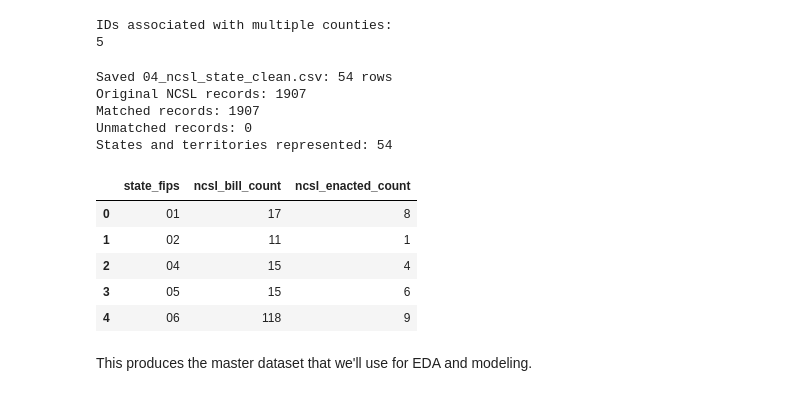
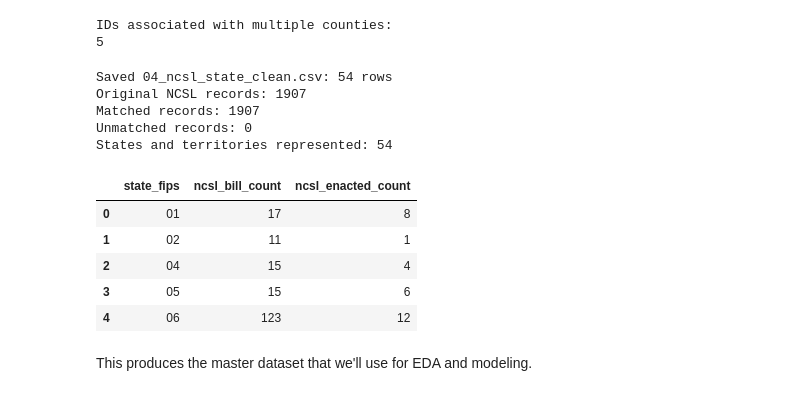
Before and after one commit to KhTJackson/ai-law-datacenter-siting, a Jupyter notebook: scripts/02_dataset_cleaning.ipynb, the cells around one changed output. Saved outputs shown, nothing was run; the diff lists cells and outputs as text; code cells hidden in the pictures.

```diff
--- a/scripts/02_dataset_cleaning.ipynb
+++ b/scripts/02_dataset_cleaning.ipynb
@@ -67,13 +67,13 @@ cerf_path = OUTPUT_DIR / 'stage1_cerf_extraction' / 'cerf_county_tabular.csv'
 
 
 fips_path = find_input(
-    filename='State,_County_and_City_FIPS_Reference_Table_20261005.csv'
+    filename='state_county_and_city_fips_reference_table.csv'
 )
 
-ncsl_path = NCSL_OUTPUT_DIR / 'ncsl_ai_data_final.csv'
+ncsl_path = NCSL_OUTPUT_DIR / 'ncsl_ai_db_final.csv'
 if not ncsl_path.is_file():
     raise FileNotFoundError(f'NCSL file missing: {ncsl_path}')
-im3_dir = find_input(folder='im3_projected_data_centers_v1.1')
+im3_dir = find_input(folder='projected_data_centers')
 atlas_path = find_input(filename='im3_data_center_atlas_v2026.02.09.csv')
 for name, p in {'CERF':cerf_path,'FIPS':fips_path,'NCSL':ncsl_path,'IM3':im3_dir,'Atlas':atlas_path}.items():
     print(name, p, 'EXISTS' if p.exists() else 'MISSING')
@@ -595,13 +595,13 @@ ncsl_clean['is_enacted'] = (
 ).astype(int)
 
 ncsl_clean['bill_key'] = (
-    ncsl_clean['bill_num'].fillna('').astype(str).str.upper().str.strip()
+    ncsl_clean['bill_number'].fillna('').astype(str).str.upper().str.strip()
     + '_'
     + ncsl_clean['session_year'].astype('Int64').astype('string').fillna('')
 )
 
 ncsl_clean = ncsl_clean[
-    ncsl_clean['bill_num'].notna()
+    ncsl_clean['bill_number'].notna()
 ].copy()
 
 # Save records that did not match a state
@@ -616,34 +616,34 @@ unique_bills = (
 )
 
 ncsl_state = (
     unique_bills.groupby('state_fips')
     .agg(
         ncsl_bill_count=('bill_key', 'size'),
         ncsl_enacted_count=('is_enacted', 'sum')
     )
     .reset_index()
 )
 
 save_clean(ncsl_state, '04_ncsl_state_clean.csv')
 
 print("Original NCSL records:", len(ncsl))
 print("Matched records:", ncsl_clean['state_fips'].notna().sum())
 print("Unmatched records:", ncsl_clean['state_fips'].isna().sum())
 print("States and territories represented:", len(ncsl_state))
 
 display(ncsl_state.head())
 # %% [output]
 Saved 04_ncsl_state_clean.csv: 54 rows
 Original NCSL records: 1907
 Matched records: 1907
 Unmatched records: 0
 States and territories represented: 54
 |  | state_fips | ncsl_bill_count | ncsl_enacted_count |
 | 0 | 01 | 17 | 8 |
 | 1 | 02 | 11 | 1 |
 | 2 | 04 | 15 | 4 |
 | 3 | 05 | 15 | 6 |
-| 4 | 06 | 118 | 9 |
+| 4 | 06 | 123 | 12 |
 # %% [markdown]
 This produces the master dataset that we'll use for EDA and modeling.
 # %%
```
Also changed, not shown: parts of 8 cells of this notebook, 9 other files.
